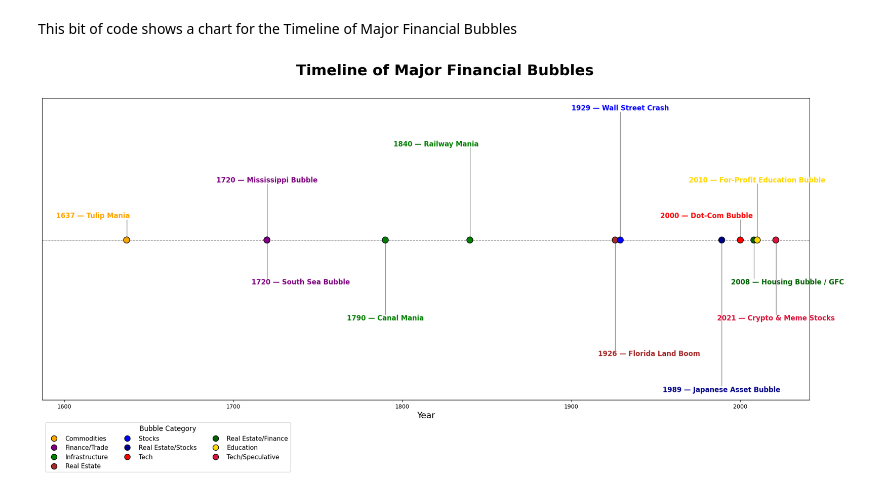
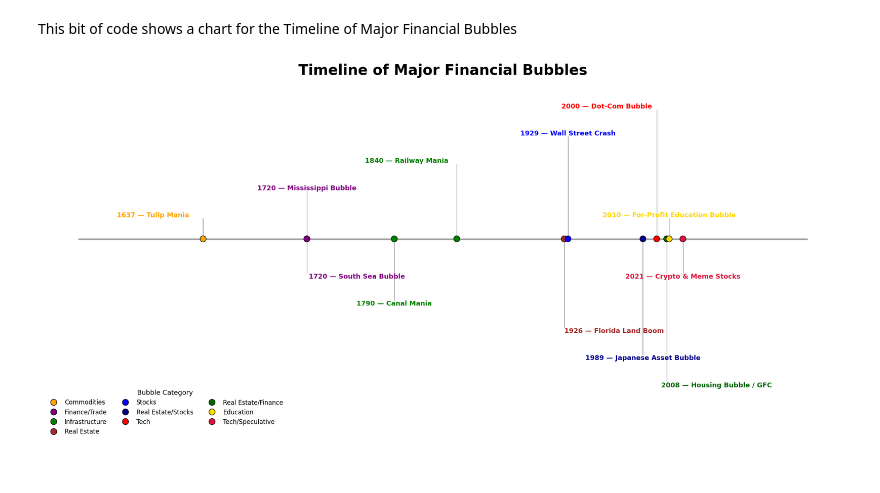
Before and after one commit to nelslindahlx/Data-Analysis, a Jupyter notebook: TimelineofMajorFinancialBubbles.ipynb, the cells around one changed output. Cells and saved outputs as stored; diff of their text form; code cells hidden in the pictures.

```diff
--- a/TimelineofMajorFinancialBubbles.ipynb
+++ b/TimelineofMajorFinancialBubbles.ipynb
@@ -27,49 +27,50 @@ years, labels, categories = zip(*bubbles)
 category_colors = {
     "Commodities": "orange",
     "Finance/Trade": "purple",
     "Infrastructure": "green",
     "Real Estate": "brown",
     "Stocks": "blue",
     "Real Estate/Stocks": "darkblue",
     "Tech": "red",
     "Real Estate/Finance": "darkgreen",
     "Education": "gold",
     "Tech/Speculative": "crimson"
 }
 colors = [category_colors[cat] for cat in categories]
 
-plt.figure(figsize=(20, 10))
+plt.figure(figsize=(22, 10))
 
-# Timeline base line and scatter points
-plt.hlines(0, min(years)-50, max(years)+20, colors='gray', linestyles='dashed', linewidth=1)
-plt.scatter(years, [0]*len(years), color=colors, s=120, zorder=5, edgecolors="black")
+# Expand timeline baseline further to avoid clipping
+min_year, max_year = min(years) - 100, max(years) + 100
 
-# Staggered annotation with less overlap
+# Draw a clean baseline
+plt.hlines(0, min_year, max_year, colors='black', linestyles='solid', linewidth=1.2)
+plt.scatter(years, [0]*len(years), color=colors, s=140, zorder=5, edgecolors="black")
+
+# Staggered annotation with spacing and adjusted horizontal offsets
 for i, (year, label, cat) in enumerate(bubbles):
-    level = (i % 8) * 0.7 + 0.8
+    level = (i % 10) * 0.8 + 1.2
     ypos = level if i % 2 == 0 else -level
-    x_adjust = -20 if (i % 4 == 0) else (20 if (i % 4 == 1) else 0)
+    x_adjust = -40 if (i % 4 == 0) else (40 if (i % 4 == 1) else 0)
     plt.plot([year, year], [0, ypos], color='gray', linewidth=1)
     plt.text(year + x_adjust, ypos, f"{year} — {label}",
              ha='center', va='bottom' if ypos > 0 else 'top',
-             fontsize=12, fontweight='semibold', color=category_colors[cat])
+             fontsize=13, fontweight='semibold', color=category_colors[cat])
 
-# Title (single only)
-plt.suptitle("Timeline of Major Financial Bubbles", fontsize=26, fontweight='bold', y=1.02)
+# Title
+plt.suptitle("Timeline of Major Financial Bubbles", fontsize=28, fontweight='bold', y=1.02)
 
-# Remove duplicate internal title and axis labels
-plt.yticks([])
-plt.xlabel("Year", fontsize=15)
-plt.xlim(min(years)-50, max(years)+20)
+# Remove all axes, ticks, spines for infographic look
+plt.axis("off")
 
-# Legend for categories (moved to bottom left)
+# Legend for categories (bottom left)
 legend_elements = [plt.Line2D([0], [0], marker='o', color='w', label=cat,
-                              markerfacecolor=col, markersize=10, markeredgecolor="black")
+                              markerfacecolor=col, markersize=12, markeredgecolor="black")
                    for cat, col in category_colors.items()]
-plt.legend(handles=legend_elements, title="Bubble Category", loc="lower left", bbox_to_anchor=(0, -0.25),
-           ncol=3, fontsize=11, title_fontsize=12)
+plt.legend(handles=legend_elements, title="Bubble Category", loc="lower left", bbox_to_anchor=(0, -0.15),
+           ncol=3, fontsize=12, title_fontsize=13, frameon=False)
 
 plt.tight_layout()
 plt.show()
 # %% [output]
-[figure, old version]
+[figure, new version]
```
